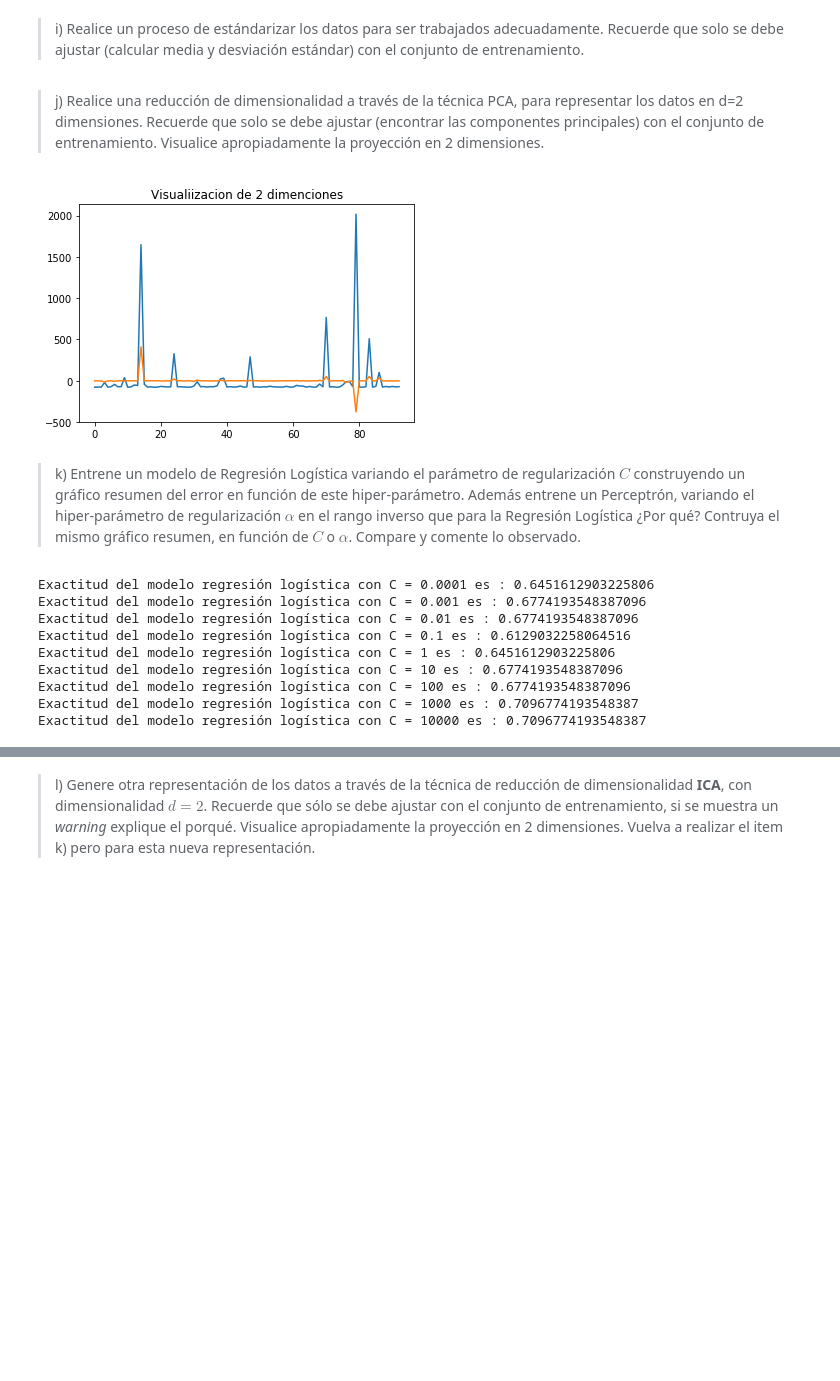
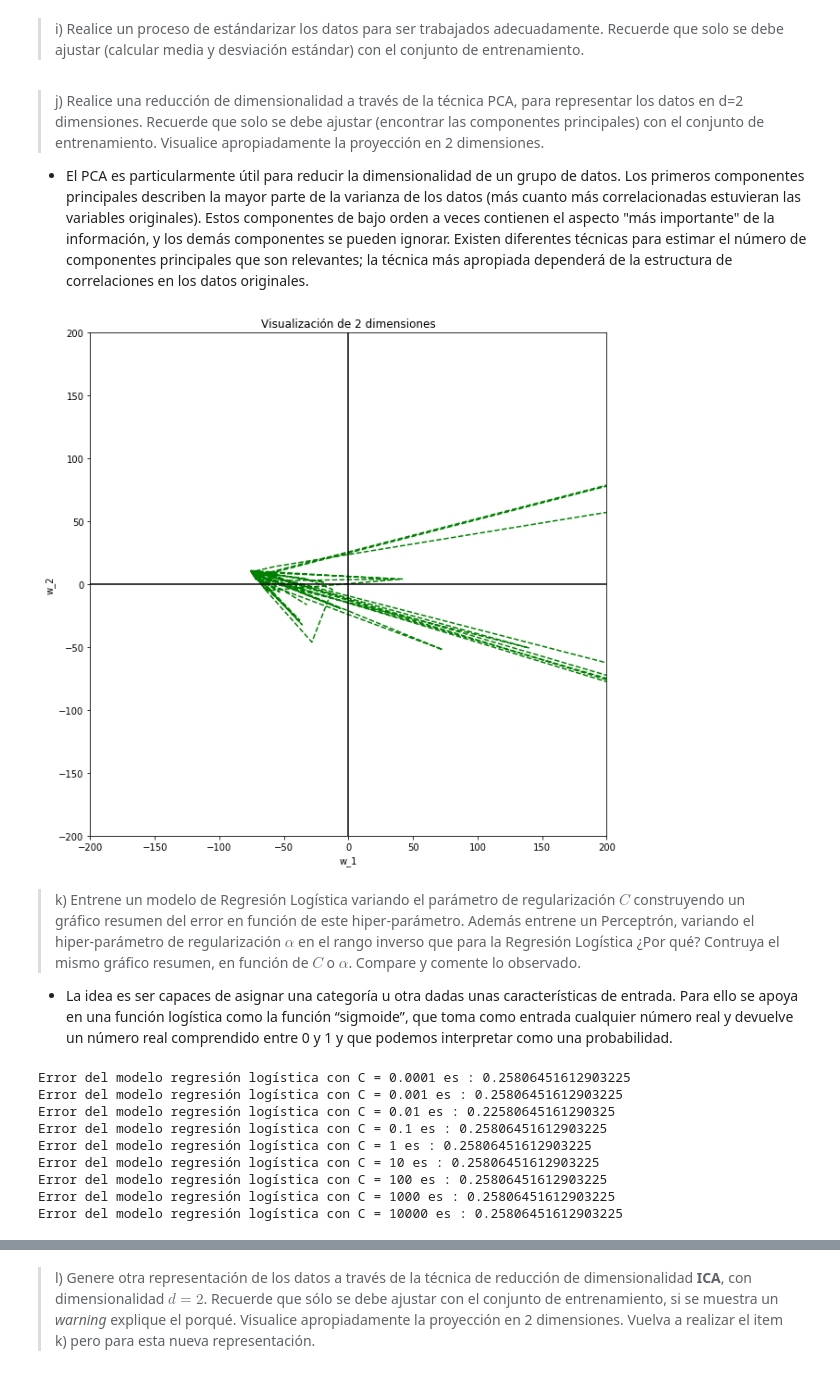
Before and after one commit to LeMythedeSisyphe/MachineLearning-Tarea1, a Jupyter notebook: Tarea 1.ipynb, the cells around one changed output, grey strips where cells are left out. Drawn from its saved outputs; the diff is of its cells as text; code cells hidden in the pictures; blank space fills up the shorter version.

```diff
--- a/Tarea 1.ipynb
+++ b/Tarea 1.ipynb
@@ -608,0 +596,6 @@ pl.show()
+# %%
+X_fourier = np.abs(np.fft.fft(x))
+plt.scatter(x[0][0:10000], X_fourier[0][0:10000])
+plt.show()
+plt.plot(X_fourier[0][0:10000])
+plt.show()
@@ -613,8 +610,8 @@ pl.show()
 # %%
 from scipy import signal
 x_resampled = []
-for i in range(x_fourier.shape[0]):
-    sequence = x_fourier[i,:].copy()
+for i in range(X_fourier.shape[0]):
+    sequence = X_fourier[i,:].copy()
     resampled_sequence = signal.resample(sequence, 100000)
     x_resampled.append(resampled_sequence)
 x_resampled = np.array(x_resampled)
@@ -645,23 +650,40 @@ X_train = std.transform(X_train)
 X_test = std.transform(X_test)
 # %% [markdown]
 >j) Realice una reducción de dimensionalidad a través de la técnica PCA, para representar los datos en  d=2  dimensiones. Recuerde que solo se debe ajustar (encontrar las componentes principales) con el conjunto de entrenamiento. Visualice apropiadamente la proyección en 2 dimensiones.
+
++ El PCA es particularmente útil para reducir la dimensionalidad de un grupo de datos. Los primeros componentes principales describen la mayor parte de la varianza de los datos (más cuanto más correlacionadas estuvieran las variables originales). Estos componentes de bajo orden a veces contienen el aspecto "más importante" de la información, y los demás componentes se pueden ignorar. Existen diferentes técnicas para estimar el número de componentes principales que son relevantes; la técnica más apropiada dependerá de la estructura de correlaciones en los datos originales.
 # %%
 from sklearn.decomposition import PCA
-d=2
+d=2 #Cantidad de dimensiones
 pca_model = PCA(n_components=d)
 pca_model.fit(X_train)
 X_pca_train = pca_model.transform(X_train)
 X_pca_test = pca_model.transform(X_test)
 #visualizacion
 
-pl.plot(X_pca_train)
-pl.title("Visualizacion de 2 dimensiones")
-pl.show()
+eje_x=[]
+eje_y=[]
+for x,y in X_pca_train:
+    eje_x.append(x)
+    eje_y.append(y)
+plt.figure(figsize=(10, 10))
+plt.plot(eje_x, eje_y, 'g--')
+plt.axhline(y=0, color='k', linestyle='-')
+plt.axvline(x=0, color='k', linestyle='-')
+plt.xlabel('w_1')
+plt.ylabel('w_2')
+plt.ylim(-200,200)
+plt.xlim(-200,200)
+plt.title('Visualización de 2 dimensiones')
+plt.show()
 # %% [output]
-[figure, old version]
+[figure, new version]
 # %% [markdown]
 > k) Entrene un modelo de Regresión Logı́stica variando el parámetro de regularización $C$ construyendo un gráfico resumen del error en función de este hiper-parámetro. Además entrene un Perceptrón, variando el hiper-parámetro de regularización $\alpha$ en el rango inverso que para la Regresión Logı́stica ¿Por qué? Contruya el mismo gráfico resumen, en función de $C$ o $\alpha$. Compare y comente lo observado.
+
++ La idea es ser capaces de asignar una categoría u otra dadas unas características de entrada. Para ello se apoya en una función logística como la función “sigmoide”, que toma como entrada cualquier número real y devuelve un número real comprendido entre 0 y 1 y que podemos interpretar como una probabilidad.
 # %%
+#Usando todas las dimensiones
 Cs = [0.0001,0.001,0.01,0.1,1,10,100,1000,10000]
 alphas = [1/c for c in Cs]
 
@@ -672,19 +694,18 @@ Aceptacion=[]
 for c in Cs:
     model = LogisticRegression(penalty='l2', C=c,max_iter=200) #C es el valor a modificar
     model.fit (X_train, y_train) #Entrenamiento
-    y_pred = model.predict(X_test)
     Aceptacion.append(model.score(X_test, y_test))
-    print('Exactitud del modelo regresión logística con C =',c ,'es :', model.score(X_test, y_test))
+    print('Error del modelo regresión logística con C =',c ,'es :', 1-model.score(X_test, y_test))
 # %% [output]
-Exactitud del modelo regresión logística con C = 0.0001 es : 0.6451612903225806
-Exactitud del modelo regresión logística con C = 0.001 es : 0.6774193548387096
-Exactitud del modelo regresión logística con C = 0.01 es : 0.6774193548387096
-Exactitud del modelo regresión logística con C = 0.1 es : 0.6129032258064516
-Exactitud del modelo regresión logística con C = 1 es : 0.6451612903225806
-Exactitud del modelo regresión logística con C = 10 es : 0.6774193548387096
-Exactitud del modelo regresión logística con C = 100 es : 0.6774193548387096
-Exactitud del modelo regresión logística con C = 1000 es : 0.7096774193548387
-Exactitud del modelo regresión logística con C = 10000 es : 0.7096774193548387
+Error del modelo regresión logística con C = 0.0001 es : 0.25806451612903225
+Error del modelo regresión logística con C = 0.001 es : 0.25806451612903225
+Error del modelo regresión logística con C = 0.01 es : 0.22580645161290325
+Error del modelo regresión logística con C = 0.1 es : 0.25806451612903225
+Error del modelo regresión logística con C = 1 es : 0.25806451612903225
+Error del modelo regresión logística con C = 10 es : 0.25806451612903225
+Error del modelo regresión logística con C = 100 es : 0.25806451612903225
+Error del modelo regresión logística con C = 1000 es : 0.25806451612903225
+Error del modelo regresión logística con C = 10000 es : 0.25806451612903225
 # %%
 print("Regresión Logística")
 import matplotlib.pyplot as plt
```
Also changed, not shown: parts of 27 cells of this notebook.
